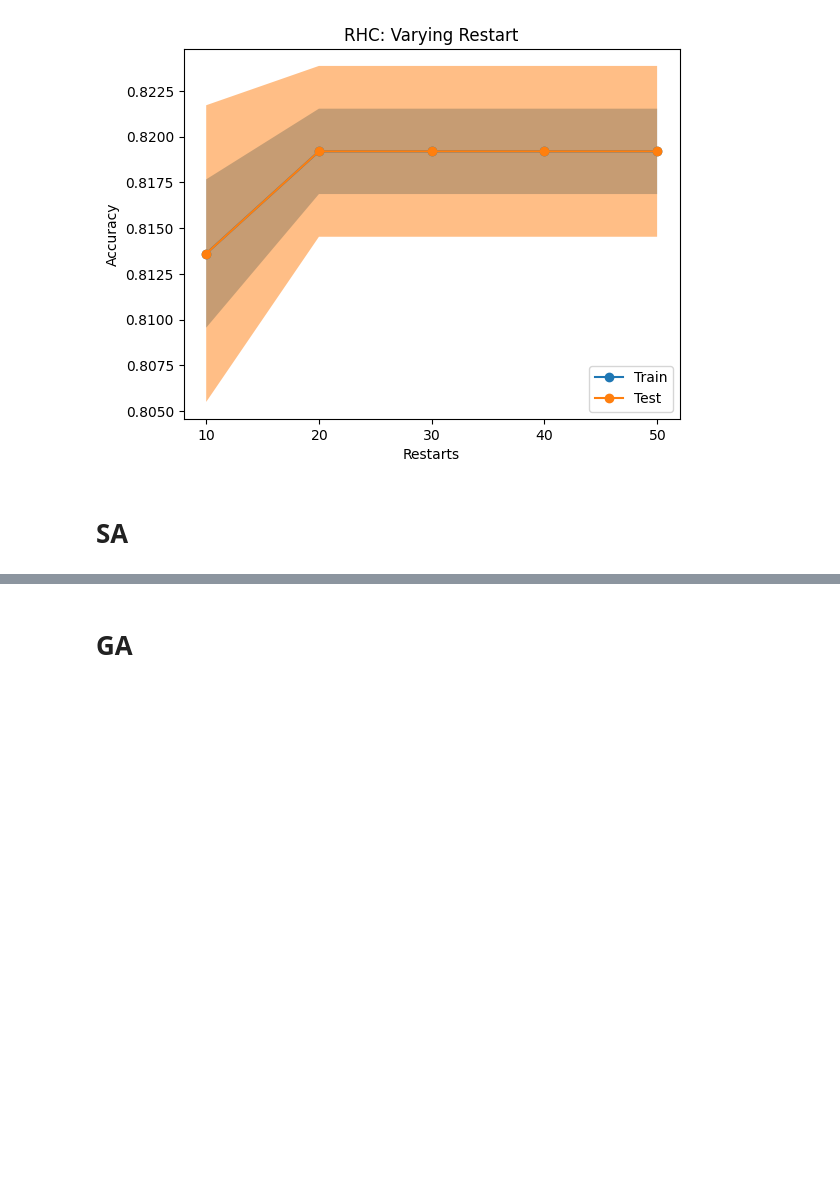
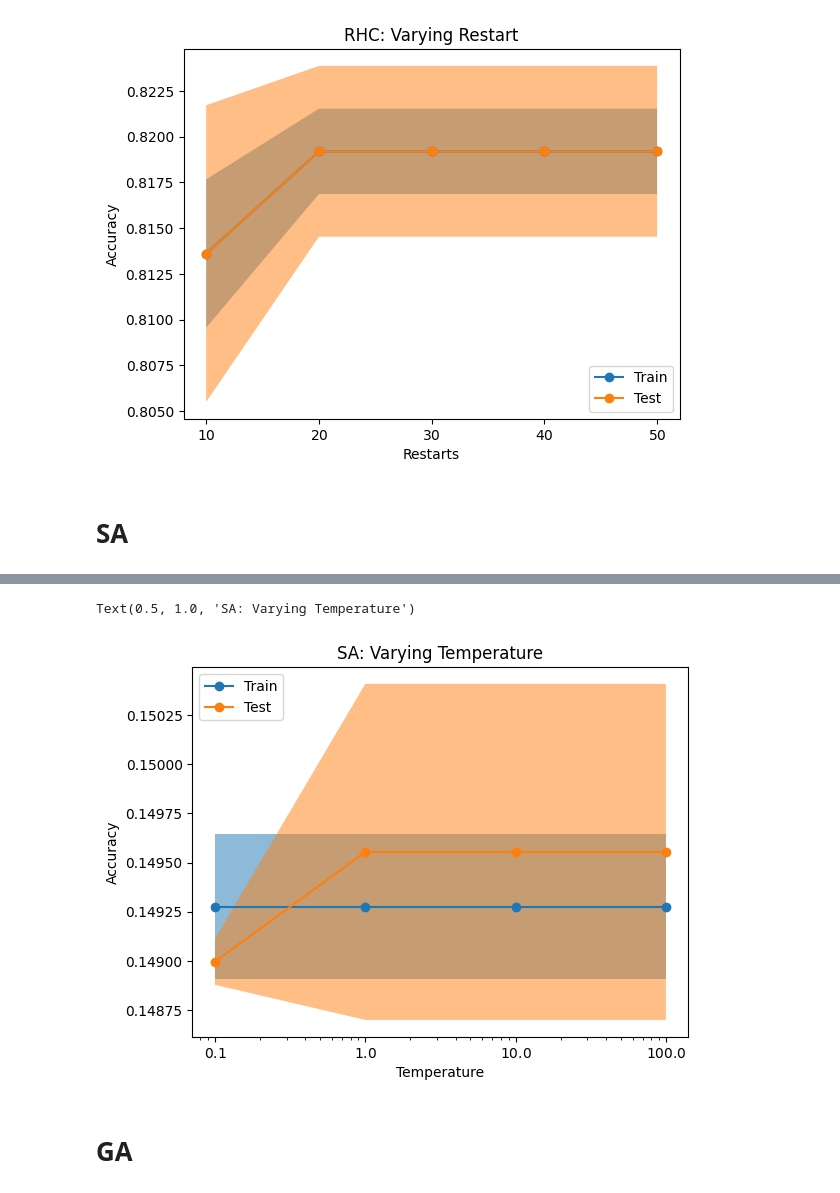
Before and after one commit to JohhnnyKeepWalking985/ML-HW2, a Jupyter notebook: notebooks/nn_experiments.ipynb, the cells around one changed output, grey strips where cells are left out. Drawn from its saved outputs; the diff is of its cells as text; code cells hidden in the pictures; blank space fills up the shorter version.

```diff
--- a/notebooks/nn_experiments.ipynb
+++ b/notebooks/nn_experiments.ipynb
@@ -113,3 +113,45 @@ Text(0.5, 1.0, 'SA: Varying Temperature')
+# %%
+nn_model = mlrose.NeuralNetwork(
+    hidden_nodes=[256, 256, 256],
+    activation='sigmoid',
+    algorithm='simulated_annealing',
+    max_iters=1000,
+    bias=True,
+    is_classifier=True,
+    early_stopping=False,
+    clip_max=5,
+    schedule=mlrose.GeomDecay(init_temp=1, decay=0.999, min_temp=0.00001),
+    curve=True,
+    random_state=42
+)
+
+schedule = [mlrose.GeomDecay(init_temp=0.1, decay=0.999, min_temp=0.00001),
+            mlrose.GeomDecay(init_temp=1, decay=0.999, min_temp=0.00001),
+            mlrose.GeomDecay(init_temp=10, decay=0.999, min_temp=0.00001),
+            mlrose.GeomDecay(init_temp=100, decay=0.999, min_temp=0.00001)]
+
+sa_train_pop_size, sa_valid_pop_size = validation_curve(estimator=nn_model,
+                                                        X=X_train,
+                                                        y=y_train,
+                                                        param_name="schedule",
+                                                        param_range=schedule,
+                                                        cv=3,
+                                                        scoring="accuracy",
+                                                        n_jobs=-1)
+
+display = ValidationCurveDisplay(param_name='Temperature',
+                                 param_range=np.array([0.1, 1, 10, 100]),
+                                 train_scores=sa_train_pop_size,
+                                 test_scores=sa_valid_pop_size,
+                                 score_name='Accuracy')
+param = { "line_kw" : {"marker":"o"}}
+display.plot(**param)
+plt.gca().xaxis.set_major_formatter(ScalarFormatter(useMathText=True))
+plt.xticks(ticks=[0.1, 1, 10, 100])
+plt.title("SA: Varying Temperature")
+# %% [output]
+Text(0.5, 1.0, 'SA: Varying Temperature')
+[figure, added]
 # %% [markdown]
 # GA
 # %%
```
Also changed, not shown: parts of 13 cells of this notebook.
